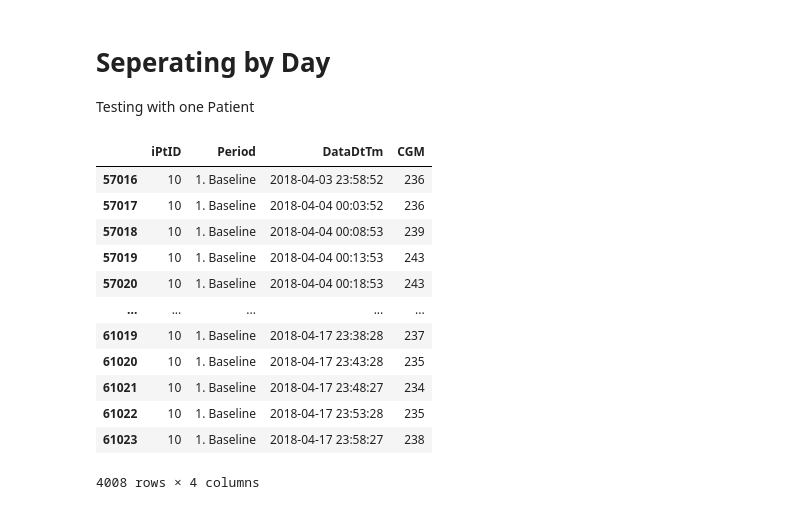
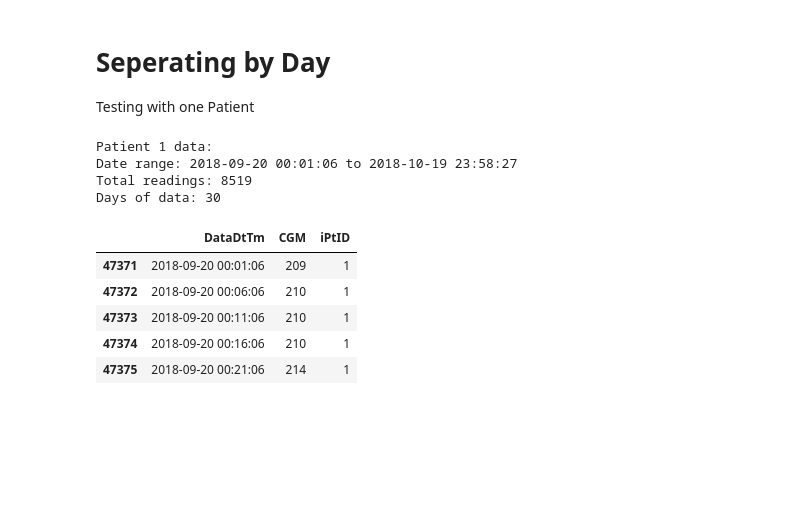
Before and after one commit to garciahbruno/cgm-data-reader, a Jupyter notebook: data_processing.ipynb, the cells around one changed output. Drawn from its saved outputs; the diff is of its cells as text; code cells hidden in the pictures; blank space fills up the shorter version.

```diff
--- a/data_processing.ipynb
+++ b/data_processing.ipynb
@@ -35,7 +133,0 @@ df.head()
-# %%
-df["DataDtTm"] = pd.to_datetime(
-    df["DataDtTm"],
-    format="%d%b%y:%H:%M:%S"
-)
-
-df
@@ -56,9 +257,18 @@ df
 # %% [markdown]
 # Clean and Pre-Process Data #
 # %%
+# Clean and Pre-Process Data
 df = df.drop_duplicates()
 df = df.dropna()
-#Only work with baseline periods so there is no bias
-df = df[df['Period'] != '2. Post Randomization']
-df
+
+# Rename columns to match existing analysis code
+df = df.rename(columns={'time': 'DataDtTm', 'glucose_level': 'CGM'})
+
+# Add a patient ID since standardized data doesn't have one
+df['iPtID'] = 1  # Single patient assumption
+
+print("Standardized data loaded and cleaned:")
+print(f"Date range: {df['DataDtTm'].min()} to {df['DataDtTm'].max()}")
+print(f"Total readings: {len(df)}")
+print(df.head())
 # %% [output]
@@ -79,23 +277,30 @@ df
 # Seperating by Day #
 Testing with one Patient
 # %%
-df10 = df[df['iPtID'] == 10]
+patient_id = 1
+df_patient = df[df['iPtID'] == patient_id].copy()
 
-df10 = df10[df10["DataDtTm"] >= (pd.to_datetime('16/03/2018') - pd.Timedelta(days=30))]
+latest_date = df_patient['DataDtTm'].max()
+start_date = latest_date - pd.Timedelta(days=30)
 
-df10
+df_patient = df_patient[df_patient["DataDtTm"] >= start_date]
+df_patient = df_patient.sort_values('DataDtTm')
+
+print(f"Patient {patient_id} data:")
+print(f"Date range: {df_patient['DataDtTm'].min()} to {df_patient['DataDtTm'].max()}")
+print(f"Total readings: {len(df_patient)}")
+print(f"Days of data: {(df_patient['DataDtTm'].max() - df_patient['DataDtTm'].min()).days + 1}")
+
+df_patient.head()
 # %% [output]
+Patient 1 data:
+Date range: 2018-09-20 00:01:06 to 2018-10-19 23:58:27
+Total readings: 8519
+Days of data: 30
-|  | iPtID | Period | DataDtTm | CGM |
-| 57016 | 10 | 1. Baseline | 2018-04-03 23:58:52 | 236 |
-| 57017 | 10 | 1. Baseline | 2018-04-04 00:03:52 | 236 |
-| 57018 | 10 | 1. Baseline | 2018-04-04 00:08:53 | 239 |
-| 57019 | 10 | 1. Baseline | 2018-04-04 00:13:53 | 243 |
-| 57020 | 10 | 1. Baseline | 2018-04-04 00:18:53 | 243 |
-| ... | ... | ... | ... | ... |
-| 61019 | 10 | 1. Baseline | 2018-04-17 23:38:28 | 237 |
-| 61020 | 10 | 1. Baseline | 2018-04-17 23:43:28 | 235 |
-| 61021 | 10 | 1. Baseline | 2018-04-17 23:48:27 | 234 |
-| 61022 | 10 | 1. Baseline | 2018-04-17 23:53:28 | 235 |
-| 61023 | 10 | 1. Baseline | 2018-04-17 23:58:27 | 238 |
+|  | DataDtTm | CGM | iPtID |
+| 47371 | 2018-09-20 00:01:06 | 209 | 1 |
+| 47372 | 2018-09-20 00:06:06 | 210 | 1 |
+| 47373 | 2018-09-20 00:11:06 | 210 | 1 |
+| 47374 | 2018-09-20 00:16:06 | 210 | 1 |
+| 47375 | 2018-09-20 00:21:06 | 214 | 1 |
-4008 rows × 4 columns
 # %%
```
Also changed, not shown: parts of 10 cells of this notebook, 9 other files.
